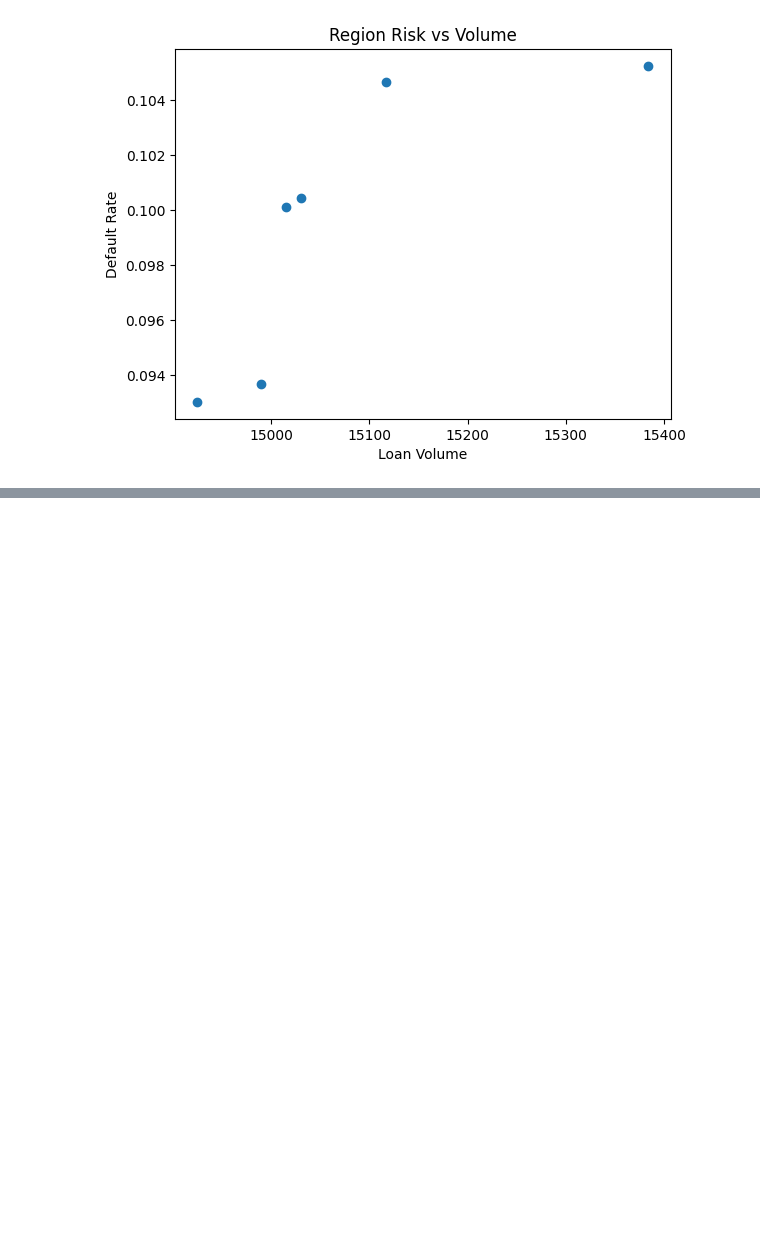
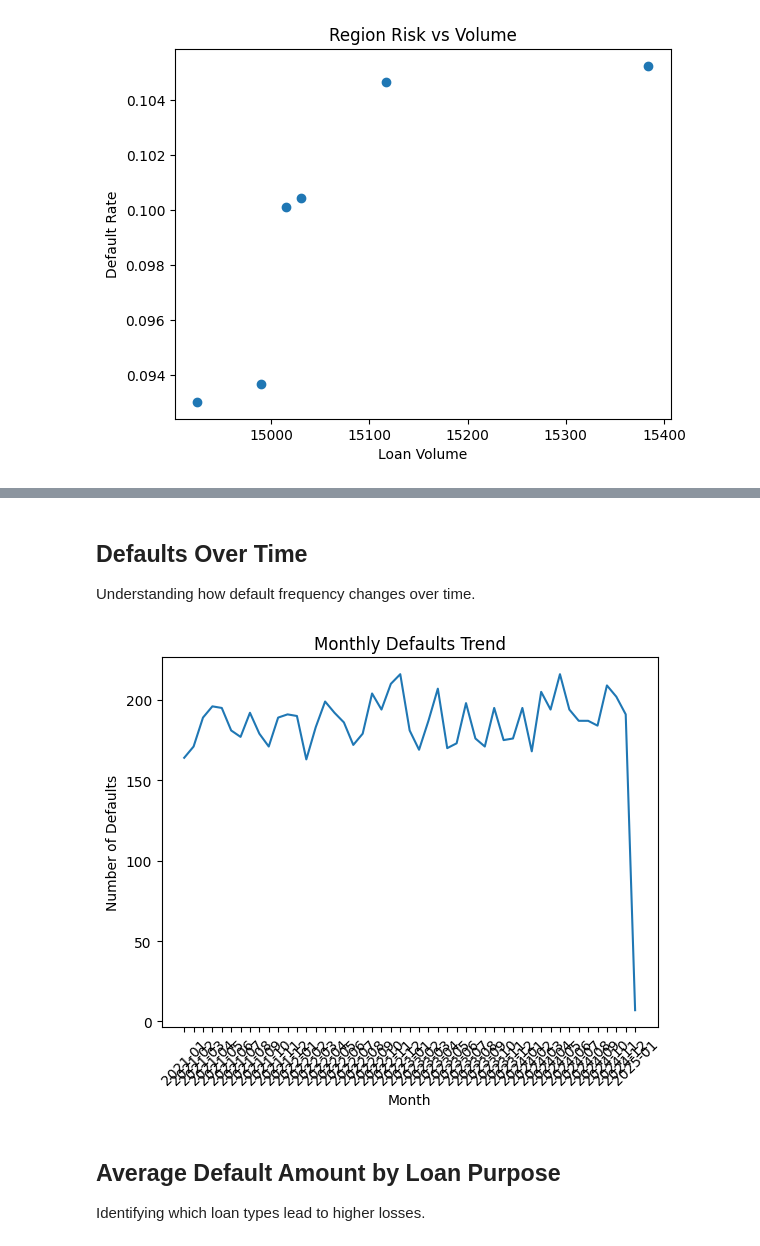
Before and after one commit to madhurmd/hero-fincorp-loan-analysis, a Jupyter notebook: notebooks/analysis.ipynb, the cells around one changed output, grey strips where cells are left out. Cells and saved outputs as stored; diff of their text form; code cells hidden in the pictures; blank space fills up the shorter version.

Commit message:
Completed Task 14: Default Trends

```diff
--- a/notebooks/analysis.ipynb
+++ b/notebooks/analysis.ipynb
@@ -1728,0 +1734,23 @@ plt.show()
+# %% [markdown]
+## Defaults Over Time
+
+Understanding how default frequency changes over time.
+# %%
+defaults['Default_Date'] = pd.to_datetime(defaults['Default_Date'])
+defaults['Month'] = defaults['Default_Date'].dt.to_period('M').astype(str)
+# %%
+monthly_defaults = defaults.groupby('Month').size()
+# %%
+plt.figure()
+plt.plot(monthly_defaults.index, monthly_defaults.values)
+plt.xticks(rotation=45)
+plt.title("Monthly Defaults Trend")
+plt.xlabel("Month")
+plt.ylabel("Number of Defaults")
+plt.show()
+# %% [output]
+[figure, added]
+# %% [markdown]
+## Average Default Amount by Loan Purpose
+
+Identifying which loan types lead to higher losses.
```
Also changed, not shown: parts of 12 cells of this notebook.
